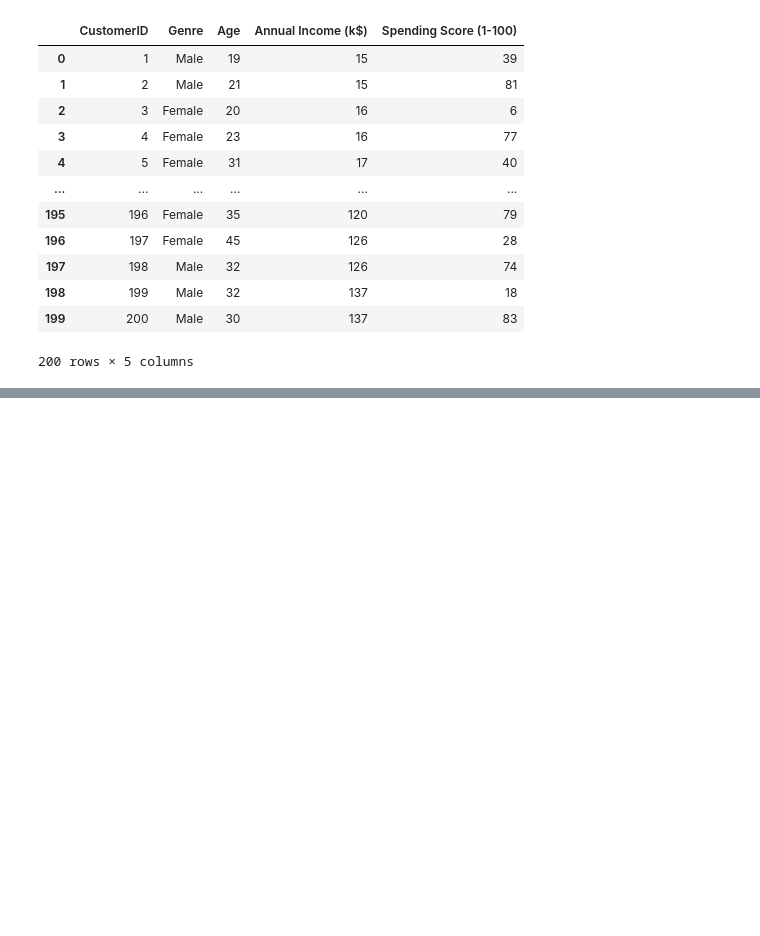
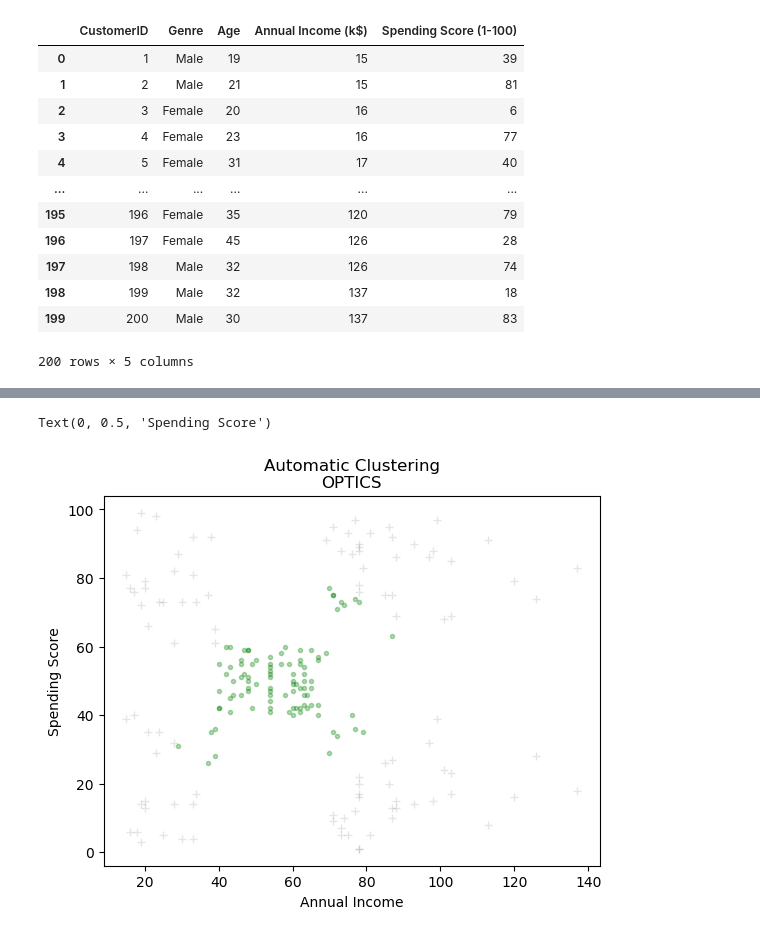
Before and after one commit to Sathya2119/Assignment_clustering, a Jupyter notebook: 1.Optics_cluster.ipynb, the cells around one changed output, grey strips where cells are left out. Drawn from its saved outputs; the diff is of its cells as text; code cells hidden in the pictures; blank space fills up the shorter version.

```diff
--- a/1.Optics_cluster.ipynb
+++ b/1.Optics_cluster.ipynb
@@ -48,0 +120,13 @@ array([-1,  5,  8,  5, -1,  5,  8, -1,  8,  5,  8, -1,  8,  5,  8,  5,  0,
+# %%
+# OPTICS
+colors = ["g.", "r.", "b.", "y.", "c."]
+for klass, color in zip(range(0, 5), colors):
+    Xk = X[opt.labels_ == klass]
+    plt.plot(Xk[:, 0], Xk[:, 1], color, alpha=0.3)
+plt.plot(X[opt.labels_ == -1, 0], X[opt.labels_ == -1, 1], "k+", alpha=0.1)
+plt.title("Automatic Clustering\nOPTICS")
+plt.xlabel("Annual Income")
+plt.ylabel("Spending Score")
+# %% [output]
+Text(0, 0.5, 'Spending Score')
+[figure, added]
```
Also changed, not shown: parts of 12 cells of this notebook, 1 other file.
